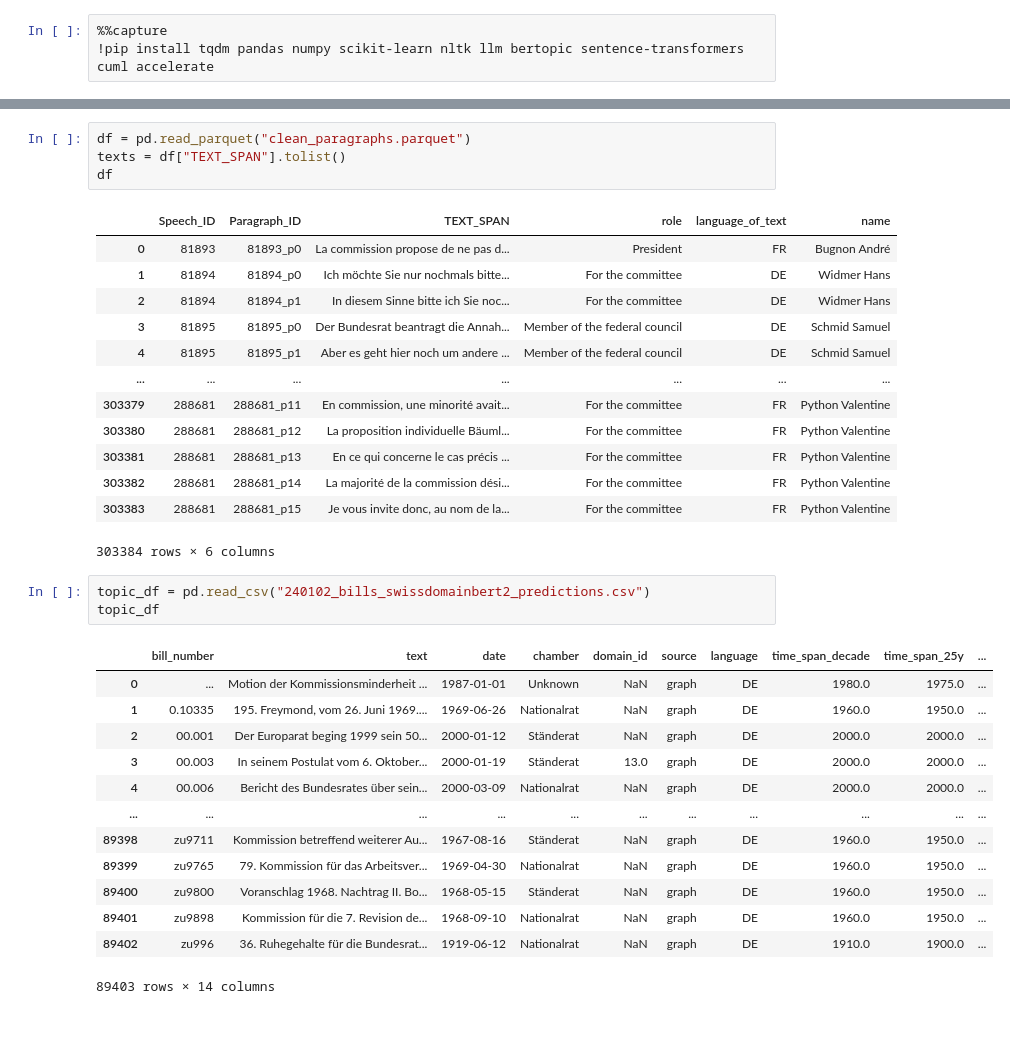
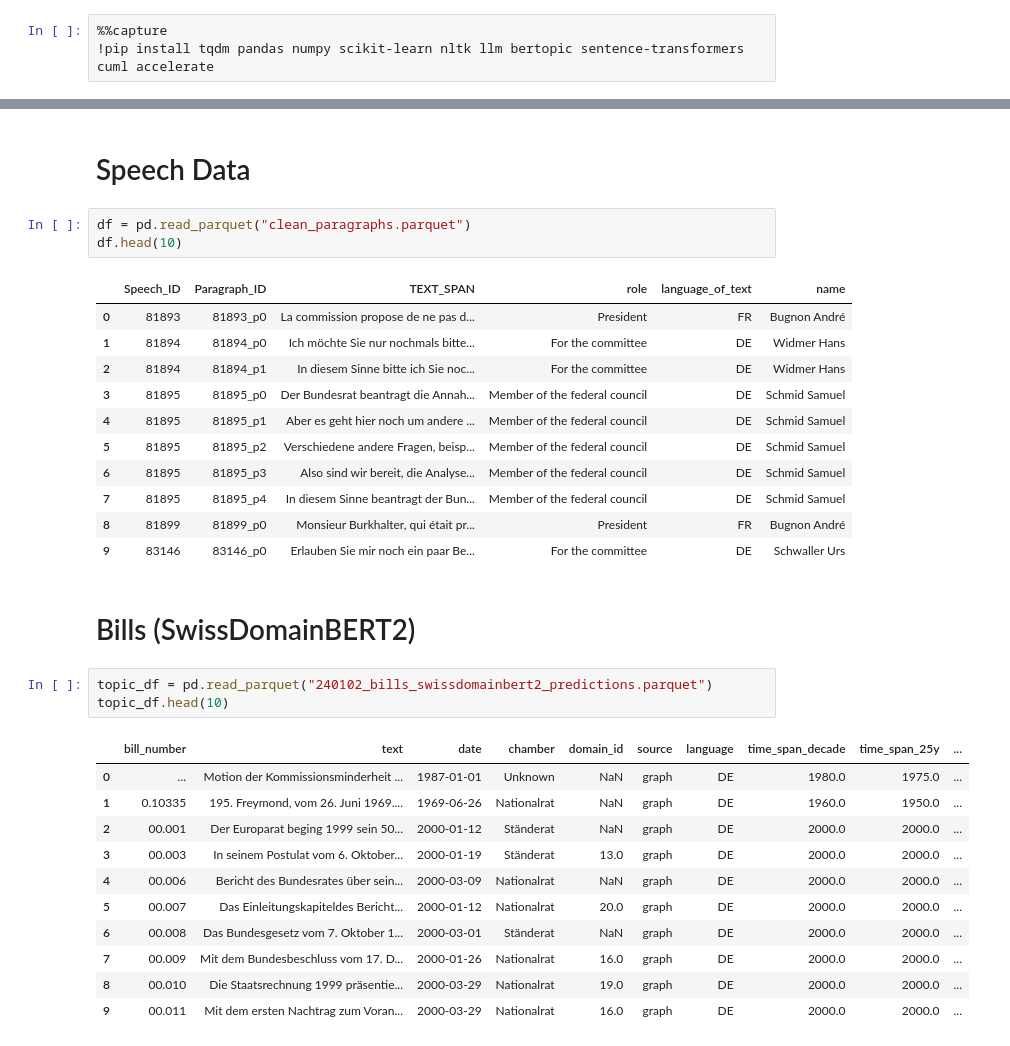
Before and after one commit to MatteoFasulo/DemocraSci-AM, a Jupyter notebook: bertopic.ipynb, the cells around one changed output, grey strips where cells are left out. Cells and saved outputs as stored; diff of their text form.

```diff
--- a/bertopic.ipynb
+++ b/bertopic.ipynb
@@ -48,7 +25,8 @@ What we can do now is to assign to the original paragraphs dataframe the identif
+# %% [markdown]
+# Speech Data
 # %%
 df = pd.read_parquet("clean_paragraphs.parquet")
-texts = df["TEXT_SPAN"].tolist()
-df
+df.head(10)
 # %% [output]
 |  | Speech_ID | Paragraph_ID | TEXT_SPAN | role | language_of_text | name |
 | 0 | 81893 | 81893_p0 | La commission propose de ne pas d... | President | FR | Bugnon André |
@@ -56,27 +34,25 @@ df
 | 2 | 81894 | 81894_p1 | In diesem Sinne bitte ich Sie noc... | For the committee | DE | Widmer Hans |
 | 3 | 81895 | 81895_p0 | Der Bundesrat beantragt die Annah... | Member of the federal council | DE | Schmid Samuel |
 | 4 | 81895 | 81895_p1 | Aber es geht hier noch um andere ... | Member of the federal council | DE | Schmid Samuel |
-| ... | ... | ... | ... | ... | ... | ... |
-| 303379 | 288681 | 288681_p11 | En commission, une minorité avait... | For the committee | FR | Python Valentine |
-| 303380 | 288681 | 288681_p12 | La proposition individuelle Bäuml... | For the committee | FR | Python Valentine |
-| 303381 | 288681 | 288681_p13 | En ce qui concerne le cas précis ... | For the committee | FR | Python Valentine |
-| 303382 | 288681 | 288681_p14 | La majorité de la commission dési... | For the committee | FR | Python Valentine |
-| 303383 | 288681 | 288681_p15 | Je vous invite donc, au nom de la... | For the committee | FR | Python Valentine |
+| 5 | 81895 | 81895_p2 | Verschiedene andere Fragen, beisp... | Member of the federal council | DE | Schmid Samuel |
+| 6 | 81895 | 81895_p3 | Also sind wir bereit, die Analyse... | Member of the federal council | DE | Schmid Samuel |
+| 7 | 81895 | 81895_p4 | In diesem Sinne beantragt der Bun... | Member of the federal council | DE | Schmid Samuel |
+| 8 | 81899 | 81899_p0 | Monsieur Burkhalter, qui était pr... | President | FR | Bugnon André |
+| 9 | 83146 | 83146_p0 | Erlauben Sie mir noch ein paar Be... | For the committee | DE | Schwaller Urs |
-303384 rows × 6 columns
+# %% [markdown]
+# Bills (SwissDomainBERT2)
 # %%
-topic_df = pd.read_csv("240102_bills_swissdomainbert2_predictions.csv")
-topic_df
+topic_df = pd.read_parquet("240102_bills_swissdomainbert2_predictions.parquet")
+topic_df.head(10)
 # %% [output]
 |  | bill_number | text | date | chamber | domain_id | source | language | time_span_decade | time_span_25y | ... |
 | 0 | ... | Motion der Kommissionsminderheit ... | 1987-01-01 | Unknown | NaN | graph | DE | 1980.0 | 1975.0 | ... |
 | 1 | 0.10335 | 195. Freymond, vom 26. Juni 1969.... | 1969-06-26 | Nationalrat | NaN | graph | DE | 1960.0 | 1950.0 | ... |
 | 2 | 00.001 | Der Europarat beging 1999 sein 50... | 2000-01-12 | Ständerat | NaN | graph | DE | 2000.0 | 2000.0 | ... |
 | 3 | 00.003 | In seinem Postulat vom 6. Oktober... | 2000-01-19 | Ständerat | 13.0 | graph | DE | 2000.0 | 2000.0 | ... |
 | 4 | 00.006 | Bericht des Bundesrates über sein... | 2000-03-09 | Nationalrat | NaN | graph | DE | 2000.0 | 2000.0 | ... |
-| ... | ... | ... | ... | ... | ... | ... | ... | ... | ... | ... |
-| 89398 | zu9711 | Kommission betreffend weiterer Au... | 1967-08-16 | Ständerat | NaN | graph | DE | 1960.0 | 1950.0 | ... |
-| 89399 | zu9765 | 79. Kommission für das Arbeitsver... | 1969-04-30 | Nationalrat | NaN | graph | DE | 1960.0 | 1950.0 | ... |
-| 89400 | zu9800 | Voranschlag 1968. Nachtrag II. Bo... | 1968-05-15 | Ständerat | NaN | graph | DE | 1960.0 | 1950.0 | ... |
-| 89401 | zu9898 | Kommission für die 7. Revision de... | 1968-09-10 | Nationalrat | NaN | graph | DE | 1960.0 | 1950.0 | ... |
-| 89402 | zu996 | 36. Ruhegehalte für die Bundesrat... | 1919-06-12 | Nationalrat | NaN | graph | DE | 1910.0 | 1900.0 | ... |
+| 5 | 00.007 | Das Einleitungskapiteldes Bericht... | 2000-01-12 | Nationalrat | 20.0 | graph | DE | 2000.0 | 2000.0 | ... |
+| 6 | 00.008 | Das Bundesgesetz vom 7. Oktober 1... | 2000-03-01 | Ständerat | NaN | graph | DE | 2000.0 | 2000.0 | ... |
+| 7 | 00.009 | Mit dem Bundesbeschluss vom 17. D... | 2000-01-26 | Nationalrat | 16.0 | graph | DE | 2000.0 | 2000.0 | ... |
+| 8 | 00.010 | Die Staatsrechnung 1999 präsentie... | 2000-03-29 | Nationalrat | 19.0 | graph | DE | 2000.0 | 2000.0 | ... |
+| 9 | 00.011 | Mit dem ersten Nachtrag zum Voran... | 2000-03-29 | Nationalrat | 16.0 | graph | DE | 2000.0 | 2000.0 | ... |
-89403 rows × 14 columns
```
Also changed, not shown: parts of 43 cells of this notebook, 13 other files.
